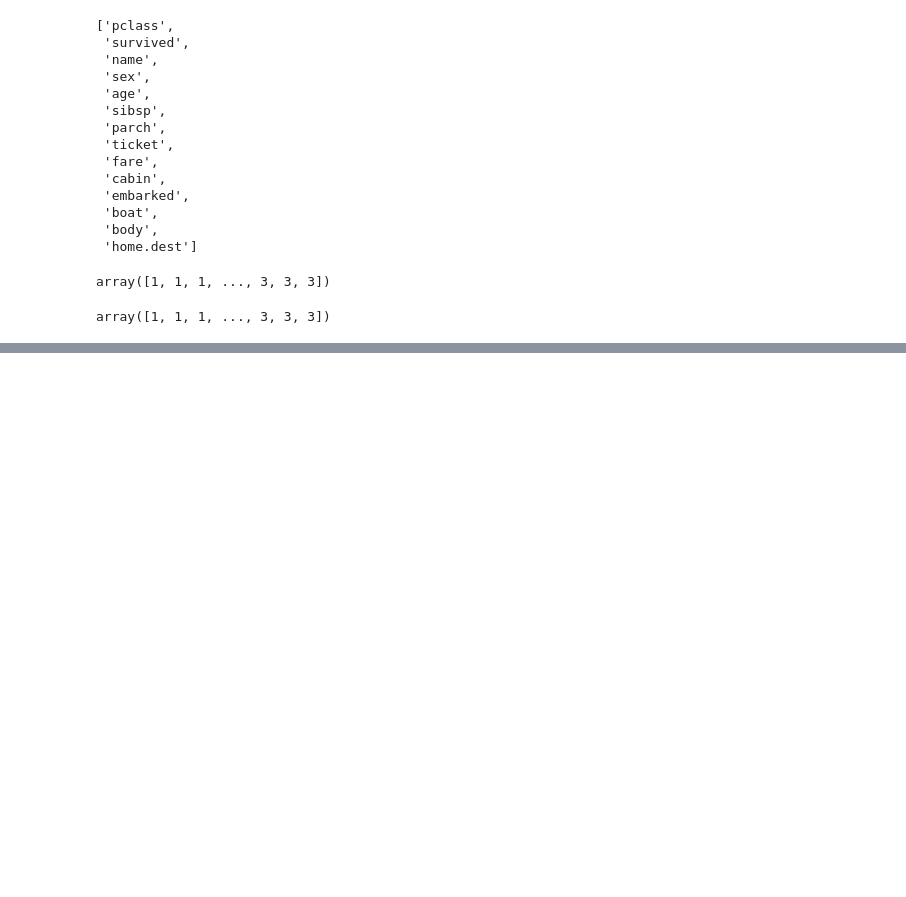
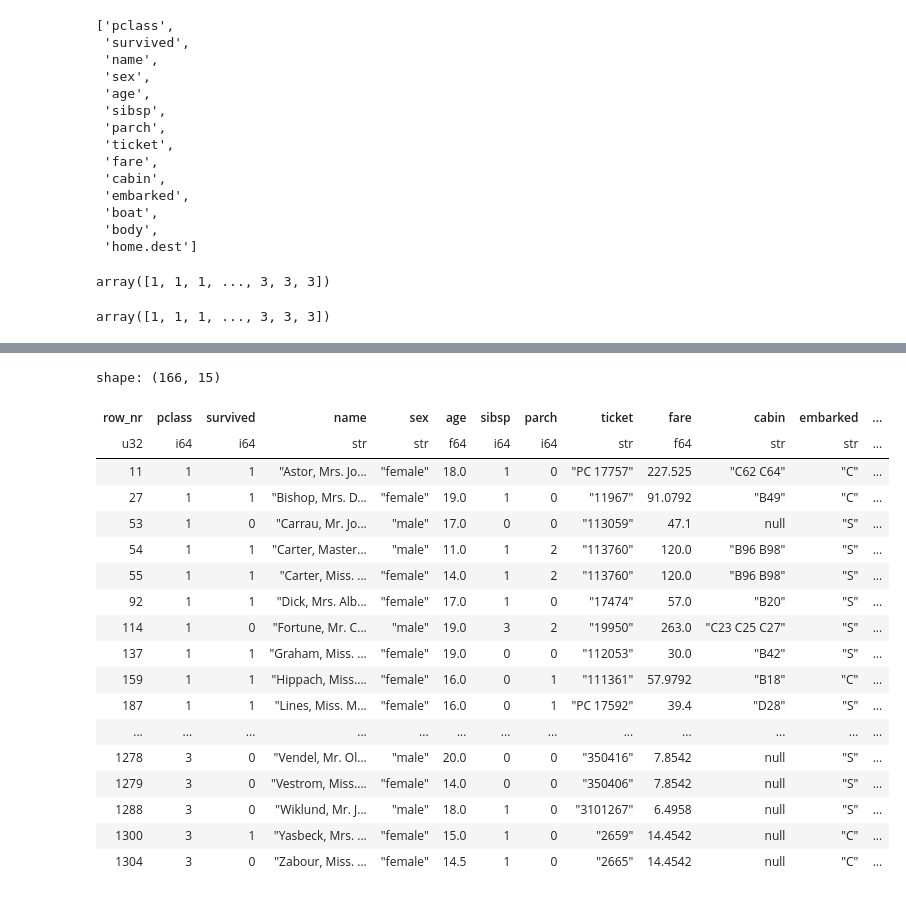
Before and after one commit to HiroshiATakano/Polars_100_knocks, a Jupyter notebook: Polars_100_Knocks.ipynb, the cells around one changed output, grey strips where cells are left out. Cells and saved outputs as stored; diff of their text form; code cells hidden in the pictures; blank space fills up the shorter version.

```diff
--- a/Polars_100_Knocks.ipynb
+++ b/Polars_100_Knocks.ipynb
@@ -274,0 +380,4 @@ shape: (5, 17)
+# %%
+df = initialize1() #初期化
+df = df.with_row_count()
+df[3:10]
@@ -274,0 +420,22 @@ shape: (5, 17)
+# %%
+df.filter(pl.col('age').is_between(10,20,closed="both"))
+# %% [output]
+shape: (166, 15)
+| row_nr | pclass | survived | name | sex | age | sibsp | parch | ticket | fare | cabin | embarked | ... |
+| u32 | i64 | i64 | str | str | f64 | i64 | i64 | str | f64 | str | str | ... |
+| 11 | 1 | 1 | "Astor, Mrs. Jo... | "female" | 18.0 | 1 | 0 | "PC 17757" | 227.525 | "C62 C64" | "C" | ... |
+| 27 | 1 | 1 | "Bishop, Mrs. D... | "female" | 19.0 | 1 | 0 | "11967" | 91.0792 | "B49" | "C" | ... |
+| 53 | 1 | 0 | "Carrau, Mr. Jo... | "male" | 17.0 | 0 | 0 | "113059" | 47.1 | null | "S" | ... |
+| 54 | 1 | 1 | "Carter, Master... | "male" | 11.0 | 1 | 2 | "113760" | 120.0 | "B96 B98" | "S" | ... |
+| 55 | 1 | 1 | "Carter, Miss. ... | "female" | 14.0 | 1 | 2 | "113760" | 120.0 | "B96 B98" | "S" | ... |
+| 92 | 1 | 1 | "Dick, Mrs. Alb... | "female" | 17.0 | 1 | 0 | "17474" | 57.0 | "B20" | "S" | ... |
+| 114 | 1 | 0 | "Fortune, Mr. C... | "male" | 19.0 | 3 | 2 | "19950" | 263.0 | "C23 C25 C27" | "S" | ... |
+| 137 | 1 | 1 | "Graham, Miss. ... | "female" | 19.0 | 0 | 0 | "112053" | 30.0 | "B42" | "S" | ... |
+| 159 | 1 | 1 | "Hippach, Miss.... | "female" | 16.0 | 0 | 1 | "111361" | 57.9792 | "B18" | "C" | ... |
+| 187 | 1 | 1 | "Lines, Miss. M... | "female" | 16.0 | 0 | 1 | "PC 17592" | 39.4 | "D28" | "S" | ... |
+| ... | ... | ... | ... | ... | ... | ... | ... | ... | ... | ... | ... | ... |
+| 1278 | 3 | 0 | "Vendel, Mr. Ol... | "male" | 20.0 | 0 | 0 | "350416" | 7.8542 | null | "S" | ... |
+| 1279 | 3 | 0 | "Vestrom, Miss.... | "female" | 14.0 | 0 | 0 | "350406" | 7.8542 | null | "S" | ... |
+| 1288 | 3 | 0 | "Wiklund, Mr. J... | "male" | 18.0 | 1 | 0 | "3101267" | 6.4958 | null | "S" | ... |
+| 1300 | 3 | 1 | "Yasbeck, Mrs. ... | "female" | 15.0 | 1 | 0 | "2659" | 14.4542 | null | "C" | ... |
+| 1304 | 3 | 0 | "Zabour, Miss. ... | "female" | 14.5 | 1 | 0 | "2665" | 14.4542 | null | "C" | ... |
```
Also changed, not shown: parts of 33 cells of this notebook, 2 other files.
